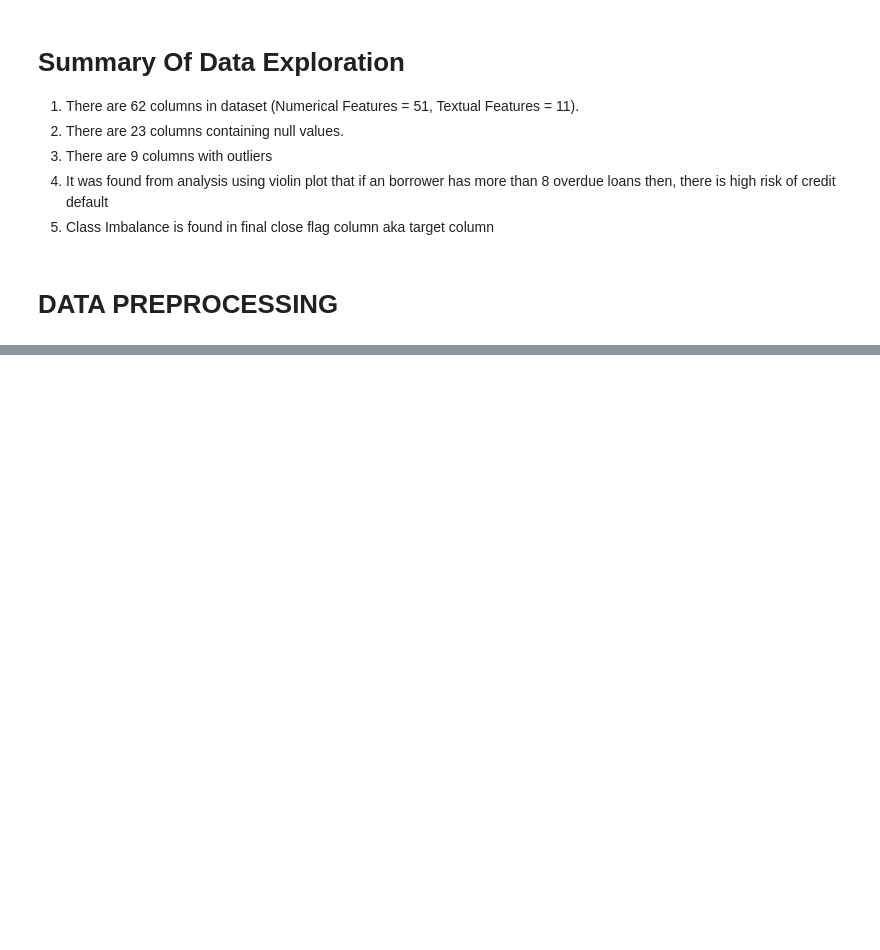
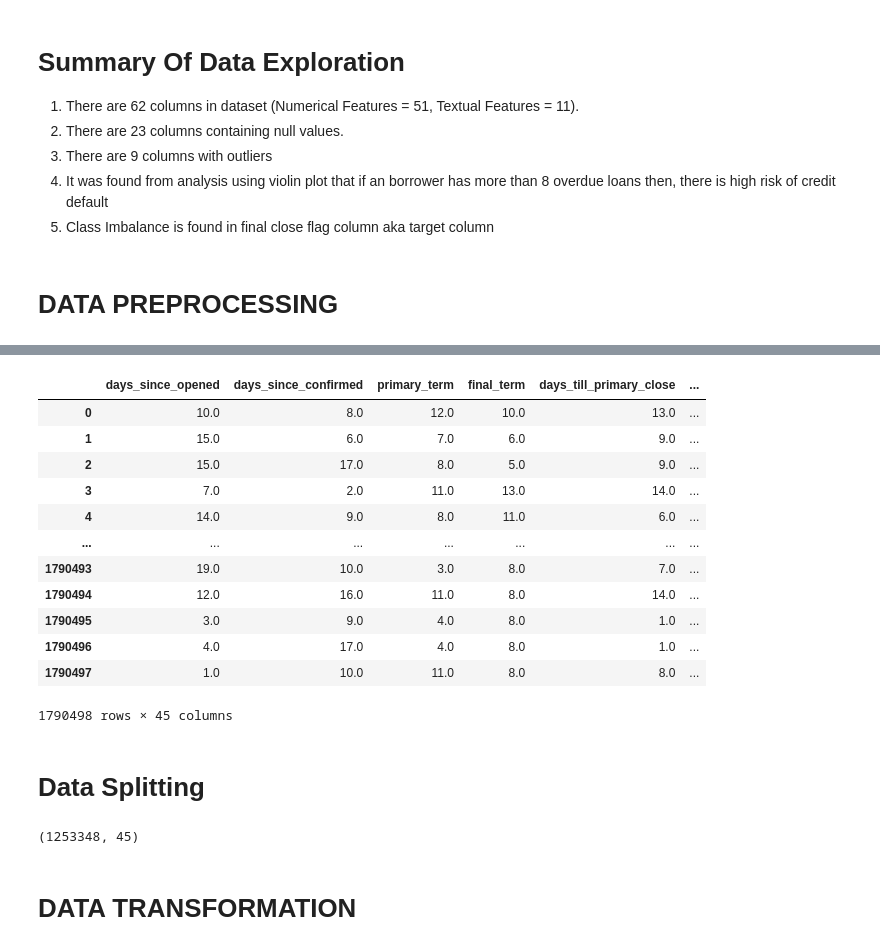
Before and after one commit to DEV-SPD/Credit-Risk-Analysis, a Jupyter notebook: credit_risk_analysis.ipynb, the cells around one changed output, grey strips where cells are left out. Saved outputs shown, nothing was run; the diff lists cells and outputs as text; code cells hidden in the pictures; blank space fills up the shorter version.

```diff
--- a/credit_risk_analysis.ipynb
+++ b/credit_risk_analysis.ipynb
@@ -288,0 +383,8 @@ PLAN OF ACTION:
+# %%
+# 5. Solving issue of class imbalance
+import imblearn
+from imblearn.over_sampling import SMOTE
+
+sampler = SMOTE(random_state=36)
+
+x_resample, y_resample = sampler.fit_resample(x,y)
@@ -288,0 +397,2 @@ PLAN OF ACTION:
+# %%
+df1 = pd.concat([x_resample,y_resample],axis=1)
@@ -288,0 +415,12 @@ PLAN OF ACTION:
+# %%
+# 1. Feature Set Using Mutual Information Score
+from sklearn.feature_selection import mutual_info_classif
+from sklearn.feature_selection import SelectKBest
+
+y_final_close = df1.final_close_flag
+y_primary_close = df1.primary_close_flag
+x = df1.drop(columns = ['final_close_flag','primary_close_flag'])
+
+selector = SelectKBest(mutual_info_classif, k=45)
+
+x_new = selector.fit_transform(x,y_final_close)
@@ -288,0 +450,18 @@ PLAN OF ACTION:
+# %%
+feature_set_1 = pd.DataFrame(x_new, columns=selector.get_feature_names_out())
+# %%
+feature_set_1
+# %% [output]
+|  | days_since_opened | days_since_confirmed | primary_term | final_term | days_till_primary_close | ... |
+| 0 | 10.0 | 8.0 | 12.0 | 10.0 | 13.0 | ... |
+| 1 | 15.0 | 6.0 | 7.0 | 6.0 | 9.0 | ... |
+| 2 | 15.0 | 17.0 | 8.0 | 5.0 | 9.0 | ... |
+| 3 | 7.0 | 2.0 | 11.0 | 13.0 | 14.0 | ... |
+| 4 | 14.0 | 9.0 | 8.0 | 11.0 | 6.0 | ... |
+| ... | ... | ... | ... | ... | ... | ... |
+| 1790493 | 19.0 | 10.0 | 3.0 | 8.0 | 7.0 | ... |
+| 1790494 | 12.0 | 16.0 | 11.0 | 8.0 | 14.0 | ... |
+| 1790495 | 3.0 | 9.0 | 4.0 | 8.0 | 1.0 | ... |
+| 1790496 | 4.0 | 17.0 | 4.0 | 8.0 | 1.0 | ... |
+| 1790497 | 1.0 | 10.0 | 11.0 | 8.0 | 8.0 | ... |
+1790498 rows × 45 columns
@@ -288,0 +470,2 @@ PLAN OF ACTION:
+# %% [markdown]
+# Data Splitting
@@ -288,0 +476,6 @@ PLAN OF ACTION:
+# %%
+X_train.shape
+# %% [output]
+(1253348, 45)
+# %% [markdown]
+# DATA TRANSFORMATION
```
Also changed, not shown: parts of 41 cells of this notebook, 3 other files.
